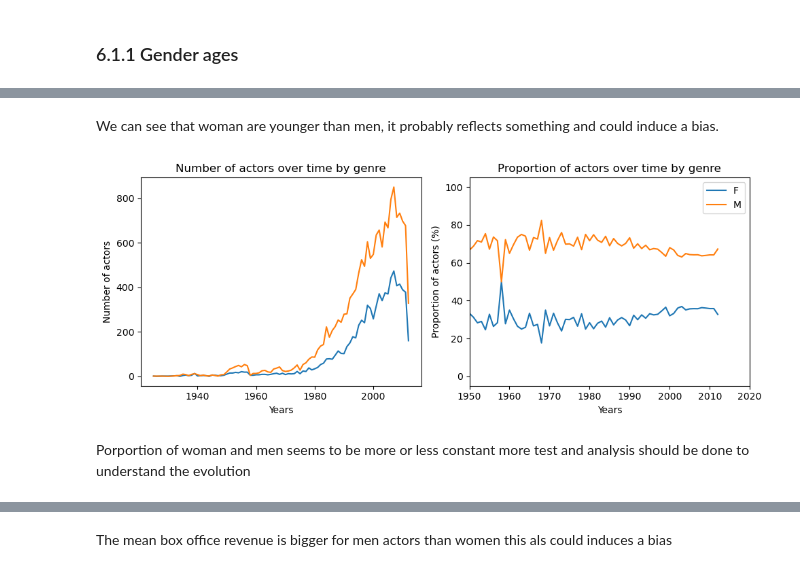
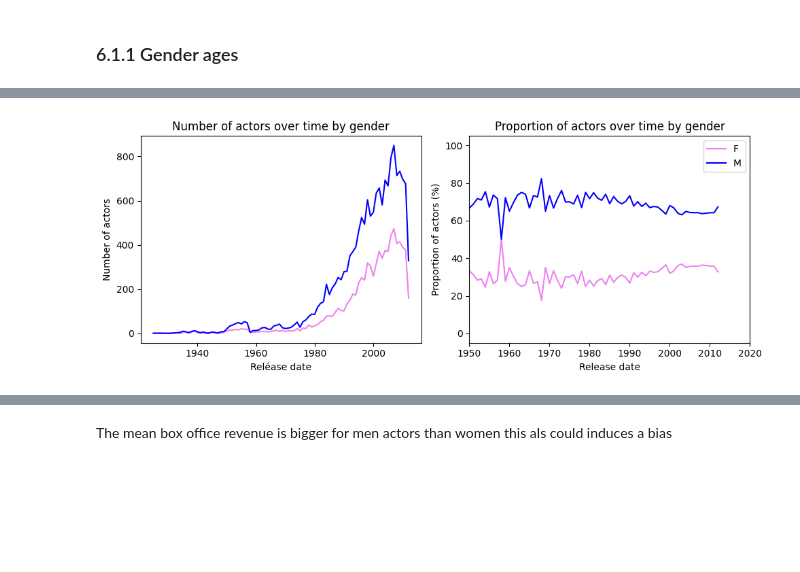
Before and after one commit to epfl-ada/ada-2024-project-ecureuilscosmiques24, a Jupyter notebook: projet_ADA.ipynb, the cells around one changed output, grey strips where cells are left out. Saved outputs shown, nothing was run; the diff lists cells and outputs as text; code cells hidden in the pictures; blank space fills up the shorter version.

```diff
--- a/projet_ADA.ipynb
+++ b/projet_ADA.ipynb
@@ -9,8 +9,8 @@ from helpers import *
 # %%
 #data_folder = "C:/Users/bapti/ADA2024-projet/MovieSummaries/"
 #data_folder = "C:/Users/cricl/PROJADA/MovieSummaries/MovieSummaries/"
-#data_folder = "C:/Users/locar/Desktop/Project ADA/MovieSummaries/"
-data_folder = "C:/Users/thoma/Documents/ADA_Projet_Data/MovieSummaries/"
+data_folder = "C:/Users/locar/Desktop/Project ADA/MovieSummaries/"
+#data_folder = "C:/Users/thoma/Documents/ADA_Projet_Data/MovieSummaries/"
 ########### A CHANGER LE PATH DU FOLDER ##################
 # %%
 try:
@@ -376,16 +378,16 @@ For the other dataset (small), we can observe than the movies tends to be more r
 datafirstplot = big_df.groupby(["Movie_release_date","Actor_gender"]).Movie_release_date.count()
 datafirstplot = pd.crosstab(big_df['Movie_release_date'],big_df['Actor_gender'])
 datafirstplot_proportion = datafirstplot.div(datafirstplot.sum(axis=1), axis=0) * 100
+colors=['violet', 'blue', 'green']
+fig,(ax1,ax2) = plt.subplots(1, 2, figsize=(10, 4))
+for i, column in enumerate(datafirstplot.columns):
+    ax1.plot(datafirstplot.index, datafirstplot[column], label=column, color =colors[i])
+    ax2.plot(datafirstplot_proportion.index, datafirstplot_proportion[column], label=column,color=colors[i])
 
-fig,(ax1,ax2) = plt.subplots(1, 2, figsize=(10, 4))
-for column in datafirstplot.columns:
-    ax1.plot(datafirstplot.index, datafirstplot[column], label=column)
-    ax2.plot(datafirstplot_proportion.index, datafirstplot_proportion[column], label=column)
-
-ax1.set_xlabel("Years")
+ax1.set_xlabel("Release date")
 ax1.set_ylabel("Number of actors")
 ax1.set_title("Number of actors over time by gender")
-ax2.set_xlabel("Years")
+ax2.set_xlabel("Release date")
 ax2.set_xlim(1910, 2020)
 ax2.set_ylabel("Proportion of actors (%)")
 ax2.set_title("Proportion of actors over time by gender")
@@ -456,27 +457,23 @@ plt.show()
-# %% [markdown]
-We can see that woman are younger than men, it probably reflects something and could induce a bias.
 # %%
 datafirstplot = small_df.groupby(["Movie_release_date","Actor_gender"]).Movie_release_date.count()
 datafirstplot = pd.crosstab(small_df['Movie_release_date'],small_df['Actor_gender'])
 datafirstplot_proportion = datafirstplot.div(datafirstplot.sum(axis=1), axis=0) * 100
+color=['violet', 'blue']
+fig,(ax1,ax2) = plt.subplots(1, 2, figsize=(10, 4))
+for i, column in enumerate(datafirstplot.columns):
+    ax1.plot(datafirstplot.index, datafirstplot[column], label=column, color = colors[i])
+    ax2.plot(datafirstplot_proportion.index, datafirstplot_proportion[column], label=column, color = colors[i])
 
-fig,(ax1,ax2) = plt.subplots(1, 2, figsize=(10, 4))
-for column in datafirstplot.columns:
-    ax1.plot(datafirstplot.index, datafirstplot[column], label=column)
-    ax2.plot(datafirstplot_proportion.index, datafirstplot_proportion[column], label=column)
-
-ax1.set_xlabel("Years")
+ax1.set_xlabel("Reléase date")
 ax1.set_ylabel("Number of actors")
 ax1.set_title("Number of actors over time by gender")
-ax2.set_xlabel("Years")
+ax2.set_xlabel("Release date")
 ax2.set_xlim(1950, 2020)
 ax2.set_ylabel("Proportion of actors (%)")
 ax2.set_title("Proportion of actors over time by gender")
 
 plt.tight_layout()
 plt.legend()
 plt.show()
 # %% [output]
-[figure, old version]
+[figure, new version]
-# %% [markdown]
-Porportion of woman and men seems to be more or less constant more test and analysis should be done to understand the evolution
```
Also changed, not shown: parts of 19 cells of this notebook.
